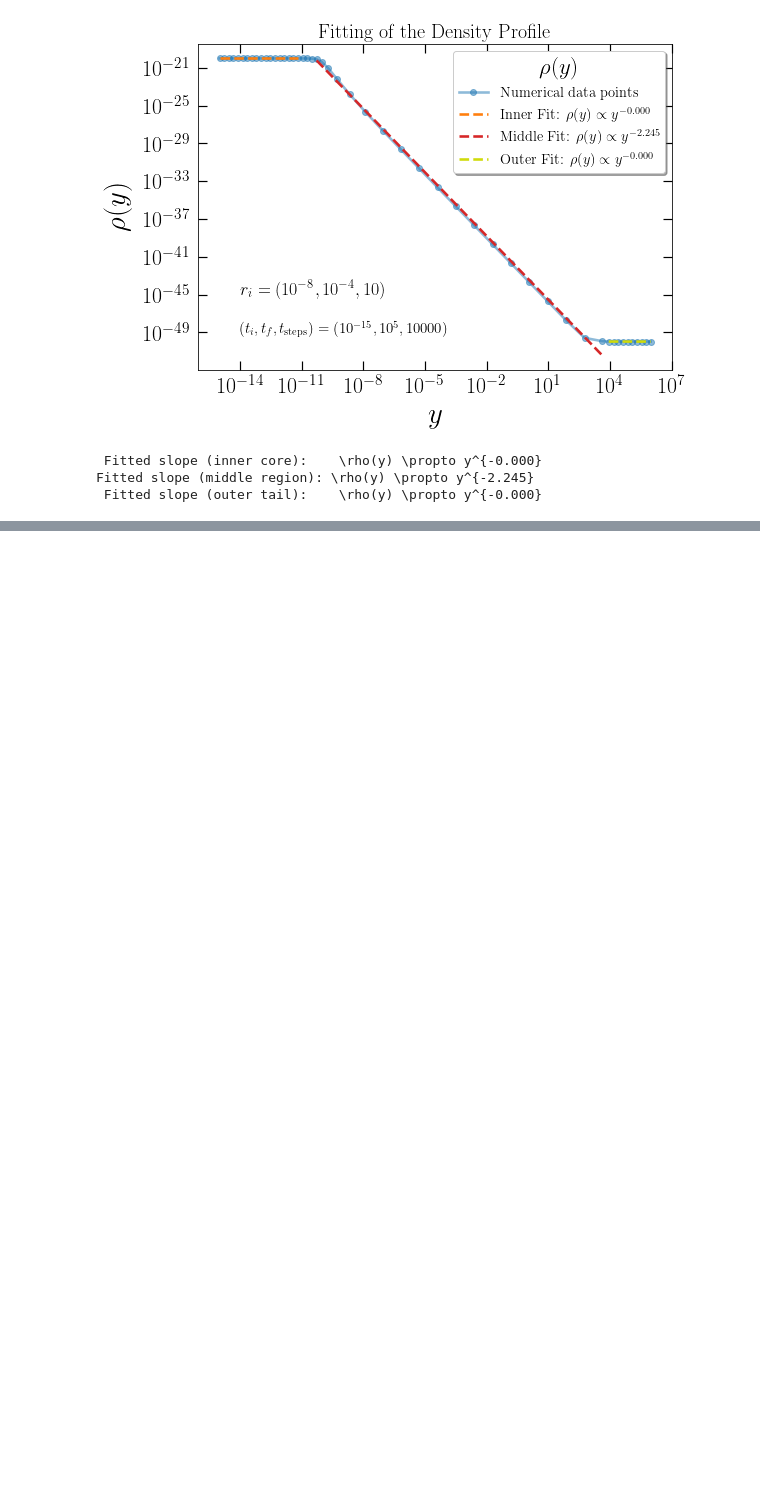
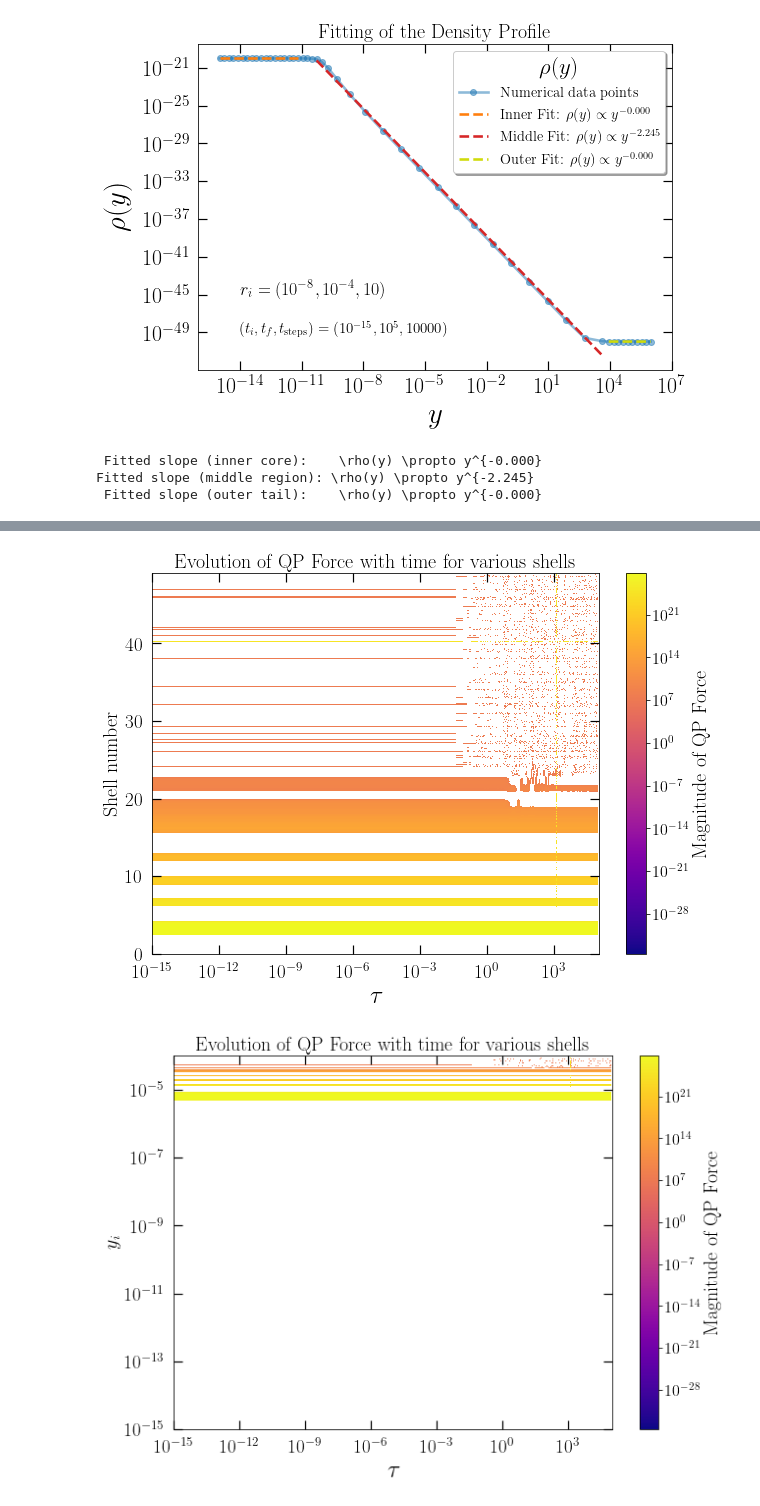
Before and after one commit to pratibhajangra591/project-3, a Jupyter notebook: RDM_EOM7.ipynb, the cells around one changed output, grey strips where cells are left out. Drawn from its saved outputs; the diff is of its cells as text; code cells hidden in the pictures; blank space fills up the shorter version.

```diff
--- a/RDM_EOM7.ipynb
+++ b/RDM_EOM7.ipynb
@@ -1013,0 +1044,76 @@ plt.show()
+# %%
+qp_matrix = np.zeros((N, len(t_arr)))
+for i in range(len(t_arr)):
+    rho_arr = rho_sol[:, i]
+    r_arr = r_sol[:, i]
+    qp_val = qp_force_numerical(rho_arr, r_arr)
+    qp_matrix[:, i] = qp_val
+
+
+
+
+fig, ax = plt.subplots(figsize=(10, 7))
+plt.rc('lines', linewidth=2.6)
+plt.tick_params(axis='both', right=True, top=True, which='minor', width=1.2, length=4, direction='in')
+plt.tick_params(axis='both', right=True, top=True, which='major', width=1.2, length=9, direction='in')
+
+im = ax.imshow(qp_matrix, aspect='auto', extent=[t_arr[0], t_arr[-1], 0, N-1],
+               origin='lower', cmap='plasma', norm=LogNorm())
+
+cbar = fig.colorbar(im, ax=ax)
+cbar.set_label('Magnitude of QP Force', fontsize=20)
+cbar.ax.tick_params(labelsize=16)
+
+
+ax.tick_params(axis='x', pad=9.9)
+ax.tick_params(axis='y', pad=9.9)
+plt.xticks(fontsize=19)
+plt.yticks(fontsize=19)
+plt.xlabel(r'$\tau$', fontsize=25)
+plt.ylabel('Shell number', fontsize=20)
+plt.title('Evolution of QP Force with time for various shells', fontsize = 20)
+plt.xscale('log')
+plt.savefig('rhocolormap.pdf', bbox_inches = 'tight')
+plt.show()
+
+
+
+qp_matrix = np.zeros((N, len(t_arr)))
+for i in range(len(t_arr)):
+    rho_arr = rho_sol[:, i]
+    r_arr = r_sol[:, i]
+    qp_val = qp_force_numerical(rho_arr, r_arr)
+    qp_matrix[:, i] = qp_val
+
+
+T, R = np.meshgrid(t_arr, ri_arr)
+fig, ax = plt.subplots(figsize=(10, 7))
+plt.rc('lines', linewidth=2.6)
+plt.tick_params(axis='both', right=True, top=True, which='minor', width=1.2, length=4, direction='in')
+plt.tick_params(axis='both', right=True, top=True, which='major', width=1.2, length=9, direction='in')
+
+im = ax.imshow(qp_matrix, aspect='auto',
+           extent=[t_arr[0], t_arr[-1], ri_arr[0], ri_arr[-1]],
+           origin='lower',
+           cmap='plasma',
+           norm=LogNorm())
+
+
+
+cbar = fig.colorbar(im, ax=ax)
+cbar.set_label('Magnitude of QP Force', fontsize=20)
+cbar.ax.tick_params(labelsize=16)
+ax.tick_params(axis='x', pad=9.9)
+ax.tick_params(axis='y', pad=9.9)
+plt.xticks(fontsize=19)
+plt.yticks(fontsize=19)
+plt.xlabel(r'$\tau$', fontsize=25)
+plt.ylabel('$y_i$', fontsize=20)
+plt.title('Evolution of QP Force with time for various shells', fontsize = 20)
+plt.xscale('log')
+plt.yscale('log')
+#plt.savefig('rhocolormap.pdf', bbox_inches = 'tight')
+plt.show()
+# %% [output]
+[figure, added]
+[figure, added]
```
Also changed, not shown: parts of 4 cells of this notebook.
